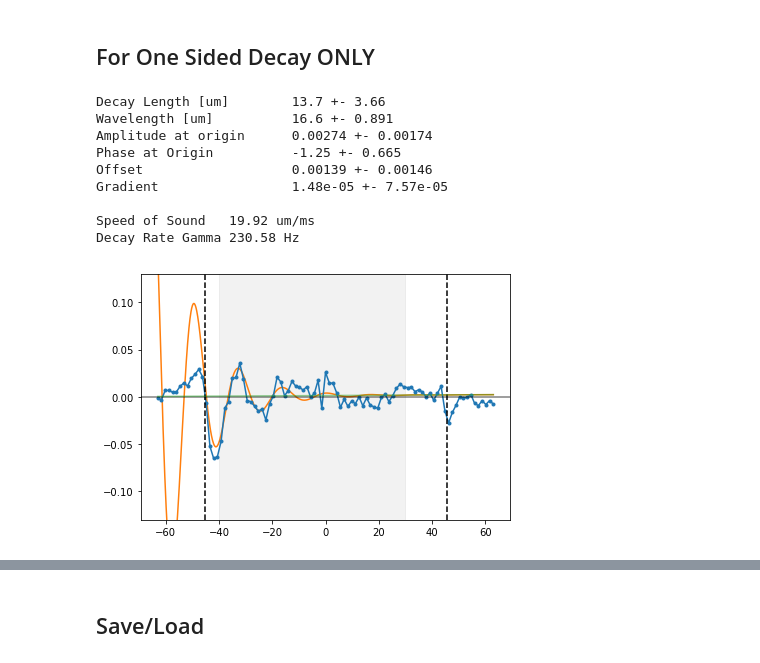
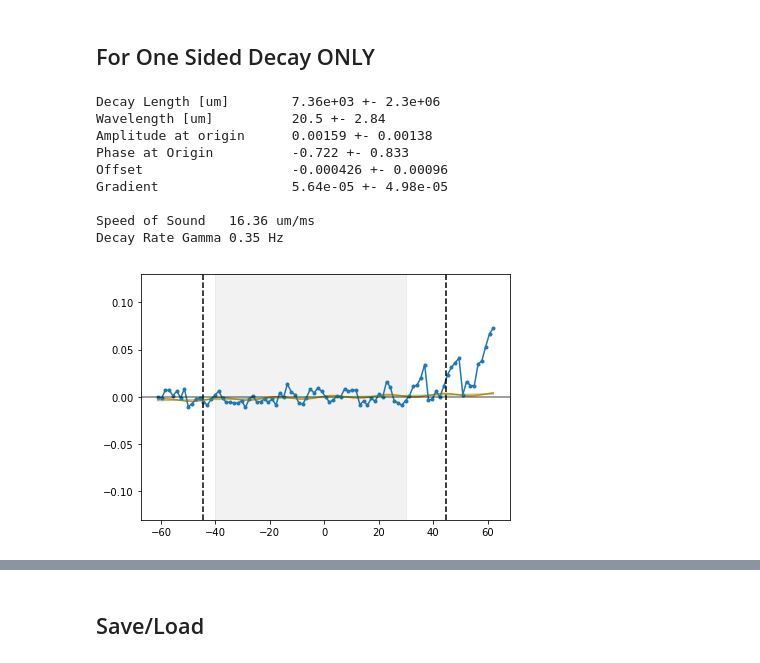
Before and after one commit to ranchop/QCalc, a Jupyter notebook: Box Shaking/Box Shaking Analyzer.ipynb, the cells around one changed output, grey strips where cells are left out. Saved outputs shown, nothing was run; the diff lists cells and outputs as text; code cells hidden in the pictures.

```diff
--- a/Box Shaking/Box Shaking Analyzer.ipynb
+++ b/Box Shaking/Box Shaking Analyzer.ipynb
@@ -585,14 +585,14 @@ Total number of images   : 17
 #             **dict(center_x = 1150, center_y = 1307, width=1000, height=1000, fudge=1.73)}
 
 settings = {**default_settings,
-            **dict(center_x = 1196, center_y = 1371, width=1000, height=1000, fudge=1.73, subsample=2)}
+            **dict(center_x = 1181, center_y = 1370, width=1000, height=1000, fudge=1.73, subsample=2)}
 
 # Apply settings
 for i, r in df_all.iterrows():
     r.image.set(**settings)
 
 # Tests
-if WID_info.value:
+if WID_info.value and False:
     test = 0
     print(df_all.image.iloc[test].name)
     df_all.image.iloc[test].plot_crop()
@@ -807,7 +802,7 @@ plt.hist(np.concatenate([df_data.x, df_bg.x]));
 # %%
 # Fit Exp Decay
 fit_lims = [-40, 30]
-guess_c = 20 # um/ms
+guess_c = 15 # um/ms
 guess_wavelength = guess_c / df_data.BoxShakeFreq.iloc[0] * 1e3
 guess = [30, guess_wavelength, 0.05, 0, 1e-2, 1e-4,]
 # guess = [30, guess_wavelength, 0.05, 0, ]
@@ -817,42 +812,42 @@ fit_vars = ['Decay Length [um]', 'Wavelength [um]', 'Amplitude at origin', 'Phas
 def fitfun_sin_decay(x, l, wavelength, amp=1, phase = 0, offset=0, gradient=0, curvature=0):
     return np.exp(-x/l) * amp * np.sin(2*np.pi/wavelength * x - phase) + offset + gradient*x + curvature*x**2
 
 # Prepare and fit data
 trmi_lims = info['Box Length Fit'] * 1e6 * 1.4 / 2
 c = tp.Curve(movie_dN[1].flatten(), movie_dN[2].flatten()).trim(xlim=[-trmi_lims, trmi_lims])
 fr, fe = c.fit(fitfun_sin_decay, guess, xlim=fit_lims, plot=False)
 speed_sound = df_data.BoxShakeFreq.iloc[0] * fr[1] * 1e-6
 gamma = speed_sound / fr[0] / 1e-6
 
 # Print fit results
 for i in range(fr.shape[0]):
     print('{} \t {:.3} +- {:.3}'.format(fit_vars[i], fr[i], fe[i]))
 
 print('\nSpeed of Sound   {:.2f} um/ms'.format(speed_sound*1e3))
 print('Decay Rate Gamma {:.2f} Hz'.format(gamma/twopi))
 
 # Plot Results
 plt.figure()
 plt.plot(*c.xyfitplot, 'C1')
 plt.plot(*c.plotdata, '.-C0')
 plt.axvline(info['Box Length Fit']*1e6/2, c='k', linestyle='--', )
 plt.axvline(-info['Box Length Fit']*1e6/2, c='k', linestyle='--', )
 plt.axhline(0, c='k', linestyle='-', alpha=0.5)
 plt.axvspan(*fit_lims, alpha=0.05, color='k', label='Fourier Width')
 plt.plot(c.x, fitfun_sin_decay(c.x, *[1, 1, 0, *fr[3:]]), 'C2-', alpha=0.5)
 plt.ylim([-0.13, 0.13])
 plt.tight_layout()
 # %% [output]
-Decay Length [um]        13.7 +- 3.66
-Wavelength [um]          16.6 +- 0.891
-Amplitude at origin      0.00274 +- 0.00174
-Phase at Origin          -1.25 +- 0.665
-Offset                   0.00139 +- 0.00146
-Gradient                 1.48e-05 +- 7.57e-05
+Decay Length [um]        7.36e+03 +- 2.3e+06
+Wavelength [um]          20.5 +- 2.84
+Amplitude at origin      0.00159 +- 0.00138
+Phase at Origin          -0.722 +- 0.833
+Offset                   -0.000426 +- 0.00096
+Gradient                 5.64e-05 +- 4.98e-05
 
-Speed of Sound   19.92 um/ms
-Decay Rate Gamma 230.58 Hz
+Speed of Sound   16.36 um/ms
+Decay Rate Gamma 0.35 Hz
-[figure, old version]
+[figure, new version]
 # %%
 # Fourier Transform
 k0_fit = twopi/(fr[1]*1e-6)
```
Also changed, not shown: parts of 12 cells of this notebook, 2 other files.
